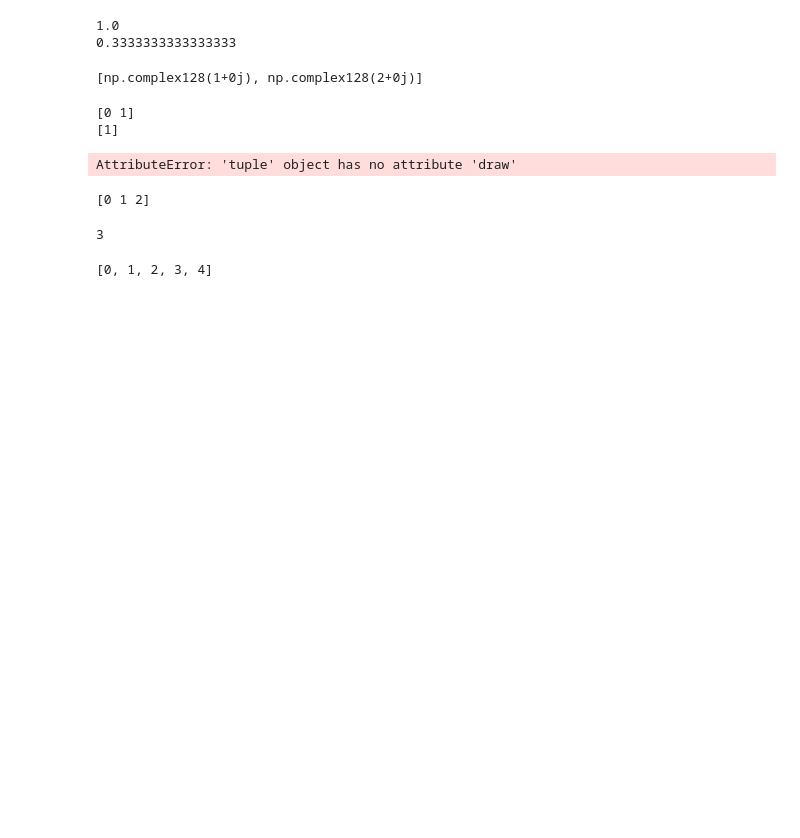
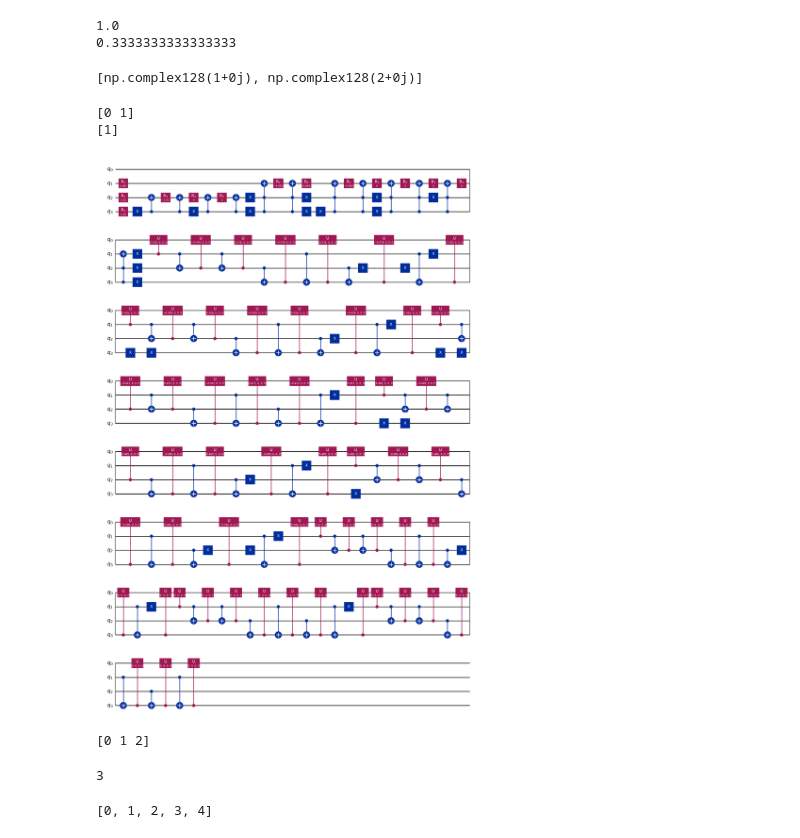
Before and after one commit to Laur1er/block-encoding, a Jupyter notebook: test.ipynb, the cells around one changed output. Drawn from its saved outputs; the diff is of its cells as text; code cells hidden in the pictures; blank space fills up the shorter version.

```diff
--- a/test.ipynb
+++ b/test.ipynb
@@ -66,12 +66,14 @@ print(np.nonzero(ctrl_state)[0])
 [1]
 # %%
 from block_encoding.oracles.prepare import build_prepare_oracle
-
+from qiskit.circuit import QuantumCircuit
 matr = SparsePauliOp(["XXX", "XYX", "XZZ", "IZZ", "ZYZ", "XII", "XXI", "IIY", "IXI","IIZ"], [1,2,3,4,5,6,7,8,9,10])
-circuit = build_prepare_oracle(matr)
-circuit.draw('mpl')
+circuit, _ = build_prepare_oracle(matr)
+qc = QuantumCircuit(circuit.num_qubits)
+qc.compose(circuit, inplace=True)
+qc.decompose().draw('mpl')
 # %% [output]
-AttributeError: 'tuple' object has no attribute 'draw'
+[figure, added]
 # %%
 j=7
 ctrl_state = np.array(list(f"{j:0{6}b}")[::-1], dtype=int)
```
Also changed, not shown: parts of 2 cells of this notebook, 7 other files.
